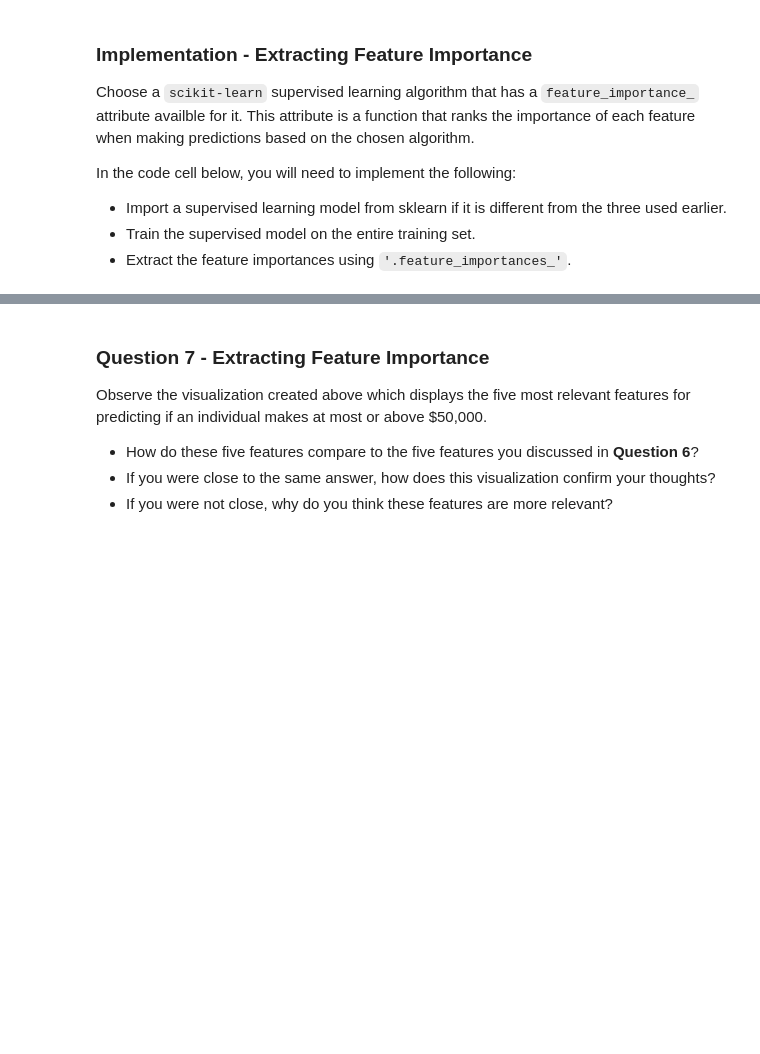
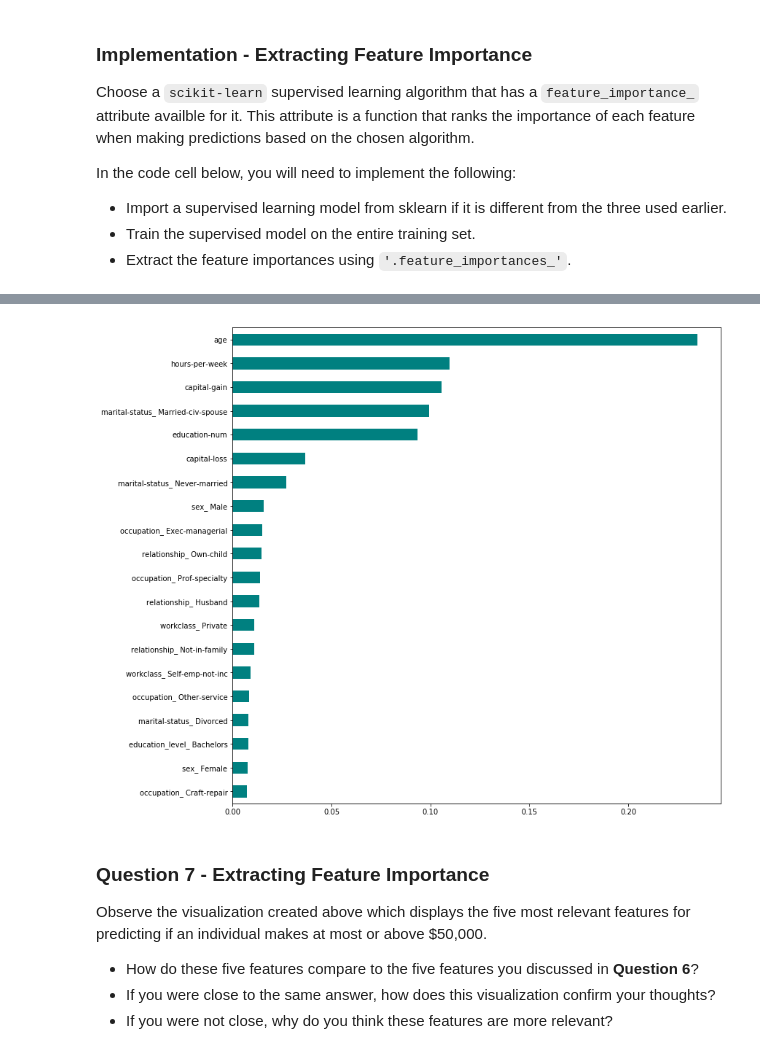
Before and after one commit to tcvieira/machine-learning, a Jupyter notebook: projects/finding_donors/finding_donors.ipynb, the cells around one changed output, grey strips where cells are left out. Cells and saved outputs as stored; diff of their text form; code cells hidden in the pictures; blank space fills up the shorter version.

```diff
--- a/projects/finding_donors/finding_donors.ipynb
+++ b/projects/finding_donors/finding_donors.ipynb
@@ -548,3 +625,9 @@ vs.feature_plot(importances, X_train, y_train)
+# %%
+# look at top "n" feature importances to get a better overall understanding of feature impact levels.
+n = 20
+pd.Series(importances, index=X_train.columns).sort_values()[-n:].plot(kind='barh',figsize=(12,12),color='teal');
+# %% [output]
+[figure, added]
 # %% [markdown]
 ### Question 7 - Extracting Feature Importance
 
```
Also changed, not shown: parts of 19 cells of this notebook, 1 other file.
